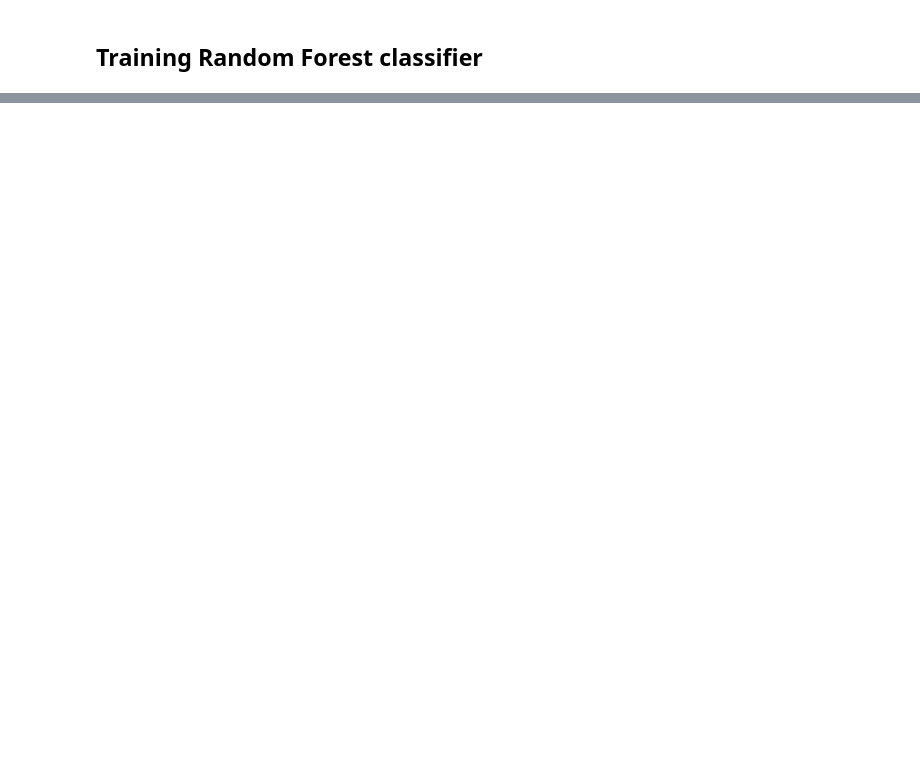
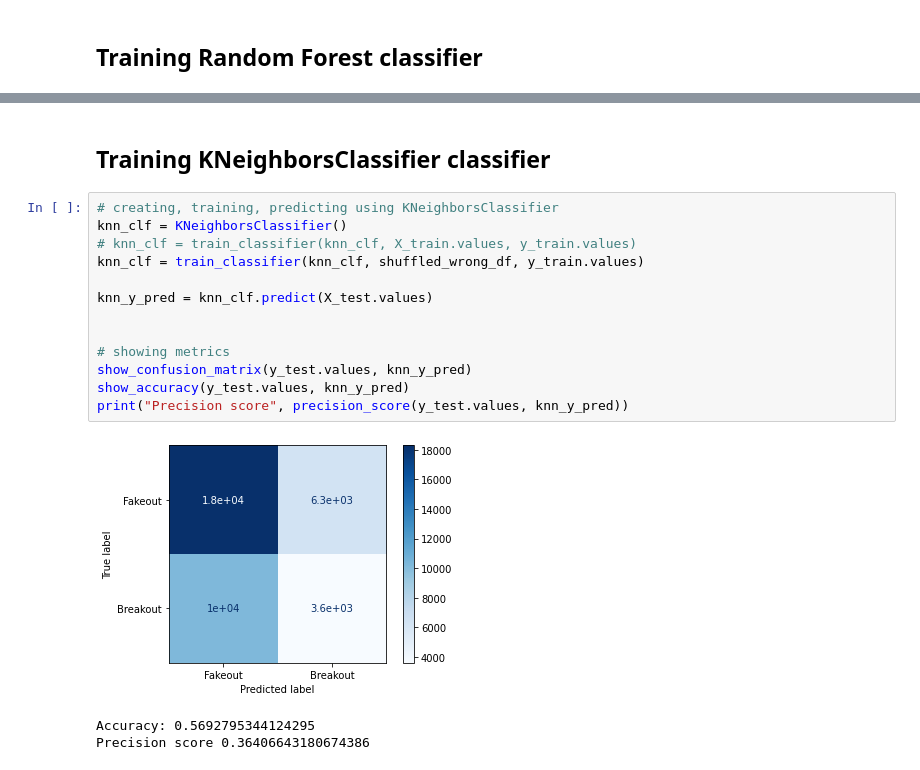
Before and after one commit to isakson98/Drawing-Trendlines, a Jupyter notebook: Senior_Project_Clean_and_Train.ipynb, the cells around one changed output, grey strips where cells are left out. Cells and saved outputs as stored; diff of their text form; blank space fills up the shorter version.

```diff
--- a/Senior_Project_Clean_and_Train.ipynb
+++ b/Senior_Project_Clean_and_Train.ipynb
@@ -437,0 +423,19 @@ Accuracy: 0.8006443399412819
+# %% [markdown]
+## Training KNeighborsClassifier classifier
+# %%
+# creating, training, predicting using KNeighborsClassifier
+knn_clf = KNeighborsClassifier()
+# knn_clf = train_classifier(knn_clf, X_train.values, y_train.values)
+knn_clf = train_classifier(knn_clf, shuffled_wrong_df, y_train.values)
+
+knn_y_pred = knn_clf.predict(X_test.values)
+
+
+# showing metrics
+show_confusion_matrix(y_test.values, knn_y_pred)
+show_accuracy(y_test.values, knn_y_pred)
+print("Precision score", precision_score(y_test.values, knn_y_pred))
+# %% [output]
+[figure, added]
+Accuracy: 0.5692795344124295
+Precision score 0.36406643180674386
```
Also changed, not shown: parts of 21 cells of this notebook, 14 other files.
